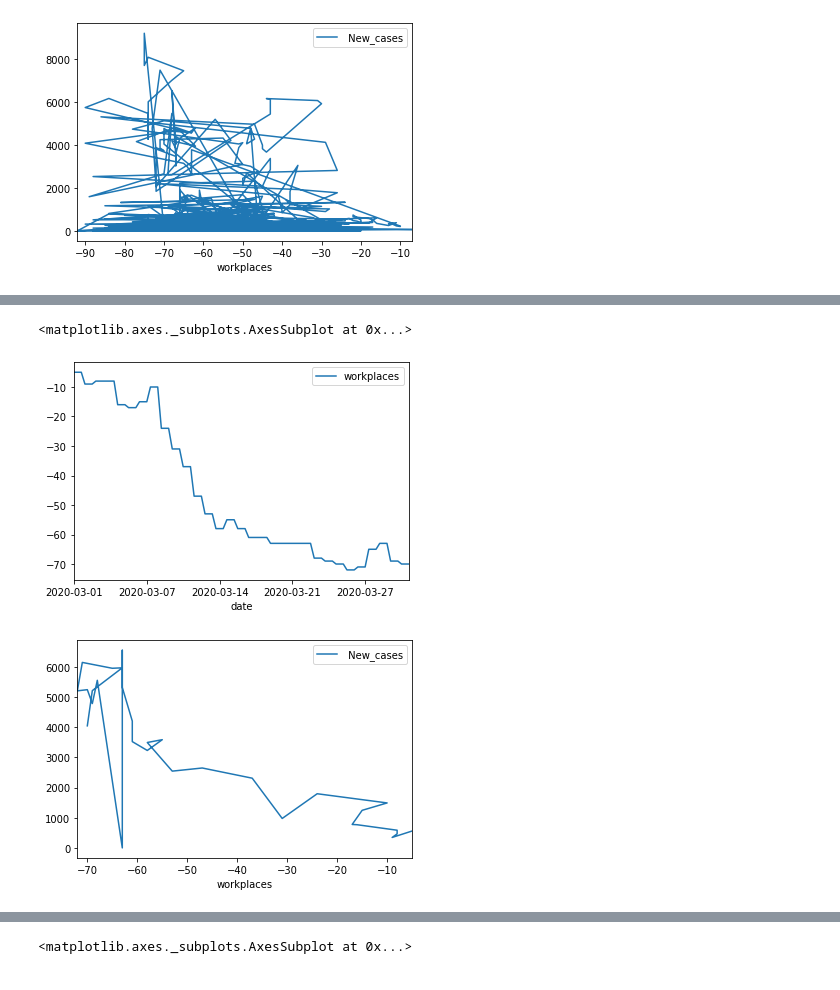
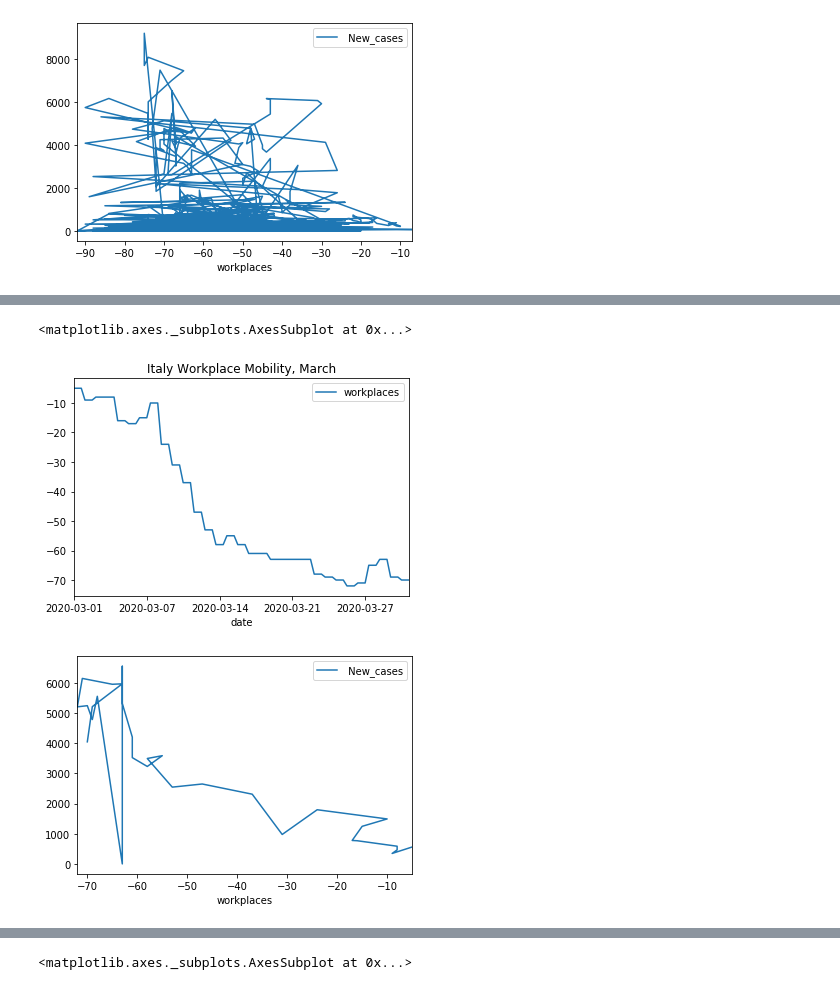
Before and after one commit to mirandaday16/covid_prevention_data_analysis, a Jupyter notebook: miranda_adkins/7-13 Data Exploration (Mobility-Restaurants).ipynb, the cells around one changed output, grey strips where cells are left out. Cells and saved outputs as stored; diff of their text form; code cells hidden in the pictures.

```diff
--- a/miranda_adkins/7-13 Data Exploration (Mobility-Restaurants).ipynb
+++ b/miranda_adkins/7-13 Data Exploration (Mobility-Restaurants).ipynb
@@ -381,9 +381,9 @@ italy_feb_df.plot("workplaces", " New_cases")
 [figure]
 # %%
-italy_march_df.plot("date", "workplaces")
+italy_march_df.plot("date", "workplaces", title="Italy Workplace Mobility, March")
 italy_march_df.plot("workplaces", " New_cases")
 # %% [output]
 <matplotlib.axes._subplots.AxesSubplot at 0x...>
-[figure, old version]
+[figure, new version]
 [figure]
 # %%
```
Also changed, not shown: parts of 12 cells of this notebook.
